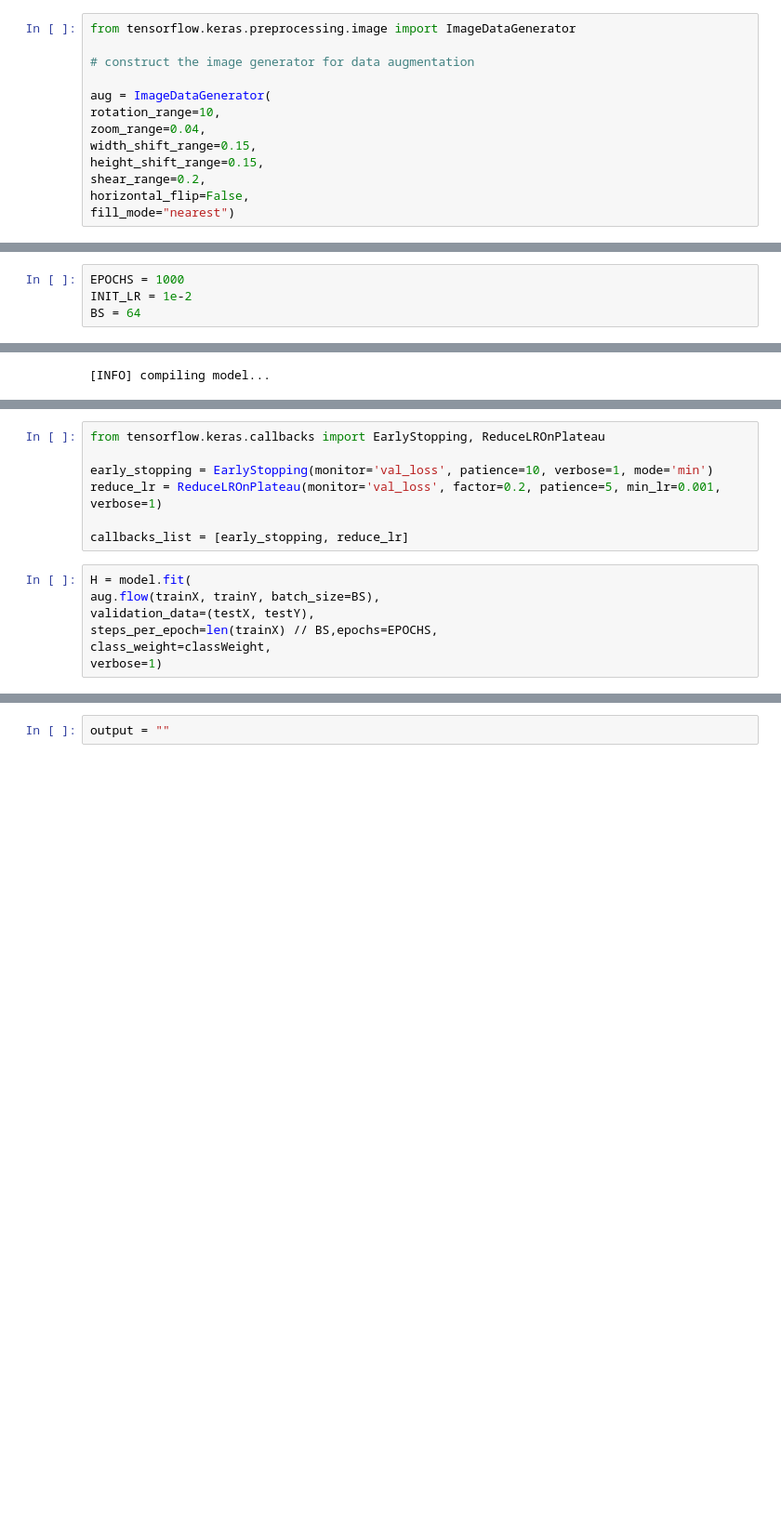
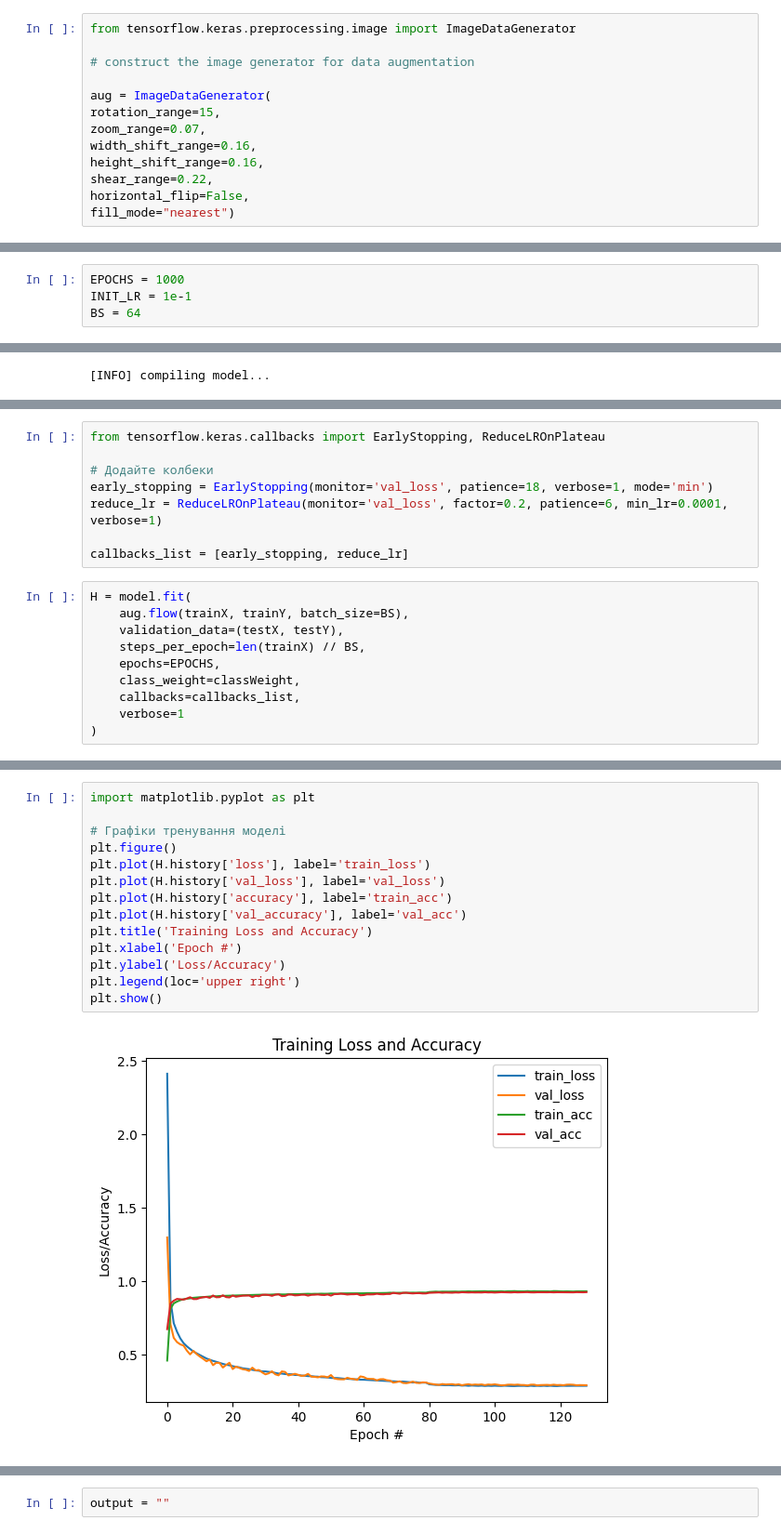
Before and after one commit to KERRAT/UkrainianOCR, a Jupyter notebook: examples/leaning.ipynb, the cells around one changed output, grey strips where cells are left out. Shown at 93% size. Saved outputs shown, nothing was run; the diff lists cells and outputs as text; blank space fills up the shorter version.

```diff
--- a/examples/leaning.ipynb
+++ b/examples/leaning.ipynb
@@ -85,11 +85,11 @@ from tensorflow.keras.preprocessing.image import ImageDataGenerator
 # construct the image generator for data augmentation
 
 aug = ImageDataGenerator(
-rotation_range=10,
-zoom_range=0.04,
-width_shift_range=0.15,
-height_shift_range=0.15,
-shear_range=0.2,
+rotation_range=15,
+zoom_range=0.07,
+width_shift_range=0.16,
+height_shift_range=0.16,
+shear_range=0.22,
 horizontal_flip=False,
 fill_mode="nearest")
 # %%
@@ -218,7 +218,7 @@ class ResNet:
 		return model
 # %%
 EPOCHS = 1000
-INIT_LR = 1e-2
+INIT_LR = 1e-1
 BS = 64
 # %%
 from tensorflow.keras.optimizers.legacy import SGD
@@ -254,16 +254,20 @@ ________________________________________________________________________________
 # %%
 from tensorflow.keras.callbacks import EarlyStopping, ReduceLROnPlateau
 
-early_stopping = EarlyStopping(monitor='val_loss', patience=10, verbose=1, mode='min')
-reduce_lr = ReduceLROnPlateau(monitor='val_loss', factor=0.2, patience=5, min_lr=0.001, verbose=1)
+# Додайте колбеки
+early_stopping = EarlyStopping(monitor='val_loss', patience=18, verbose=1, mode='min')
+reduce_lr = ReduceLROnPlateau(monitor='val_loss', factor=0.2, patience=6, min_lr=0.0001, verbose=1)
 
 callbacks_list = [early_stopping, reduce_lr]
 # %%
 H = model.fit(
-aug.flow(trainX, trainY, batch_size=BS),
-validation_data=(testX, testY),
-steps_per_epoch=len(trainX) // BS,epochs=EPOCHS,
-class_weight=classWeight,
-verbose=1)
+    aug.flow(trainX, trainY, batch_size=BS),
+    validation_data=(testX, testY),
+    steps_per_epoch=len(trainX) // BS,
+    epochs=EPOCHS,
+    class_weight=classWeight,
+    callbacks=callbacks_list,
+    verbose=1
+)
 # %% [output]
 Epoch 1/1000
@@ -271 +290,17 @@ KeyboardInterrupt:
+# %%
+import matplotlib.pyplot as plt
+
+# Графіки тренування моделі
+plt.figure()
+plt.plot(H.history['loss'], label='train_loss')
+plt.plot(H.history['val_loss'], label='val_loss')
+plt.plot(H.history['accuracy'], label='train_acc')
+plt.plot(H.history['val_accuracy'], label='val_acc')
+plt.title('Training Loss and Accuracy')
+plt.xlabel('Epoch #')
+plt.ylabel('Loss/Accuracy')
+plt.legend(loc='upper right')
+plt.show()
+# %% [output]
+[figure, added]
 # %%
```
Also changed, not shown: parts of 7 cells of this notebook.
